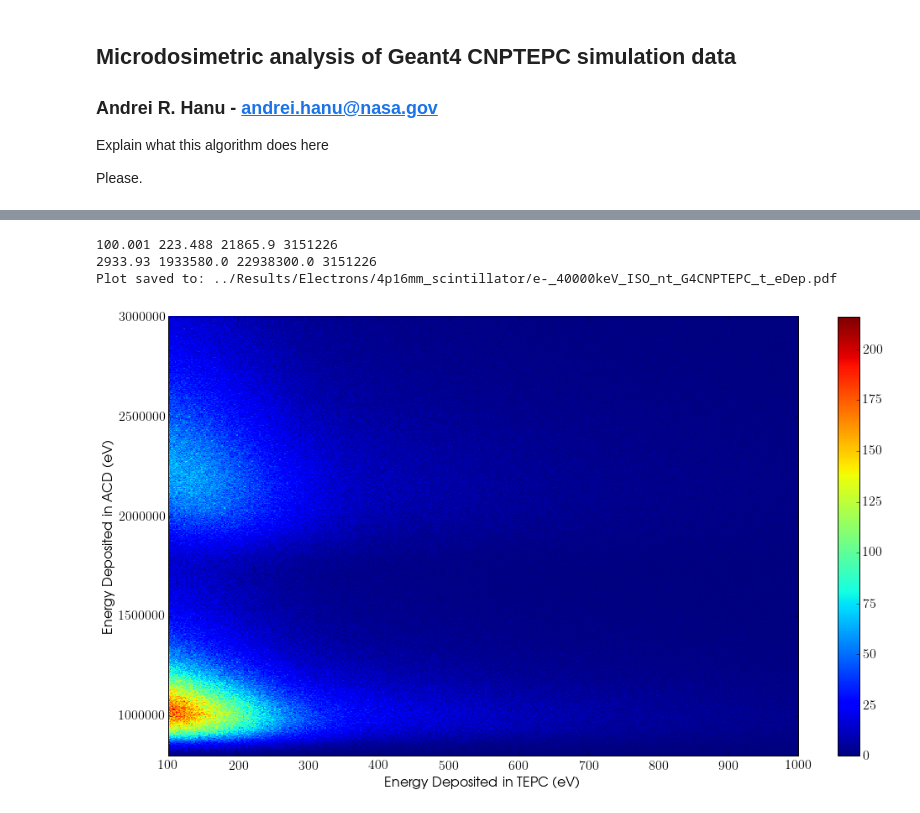
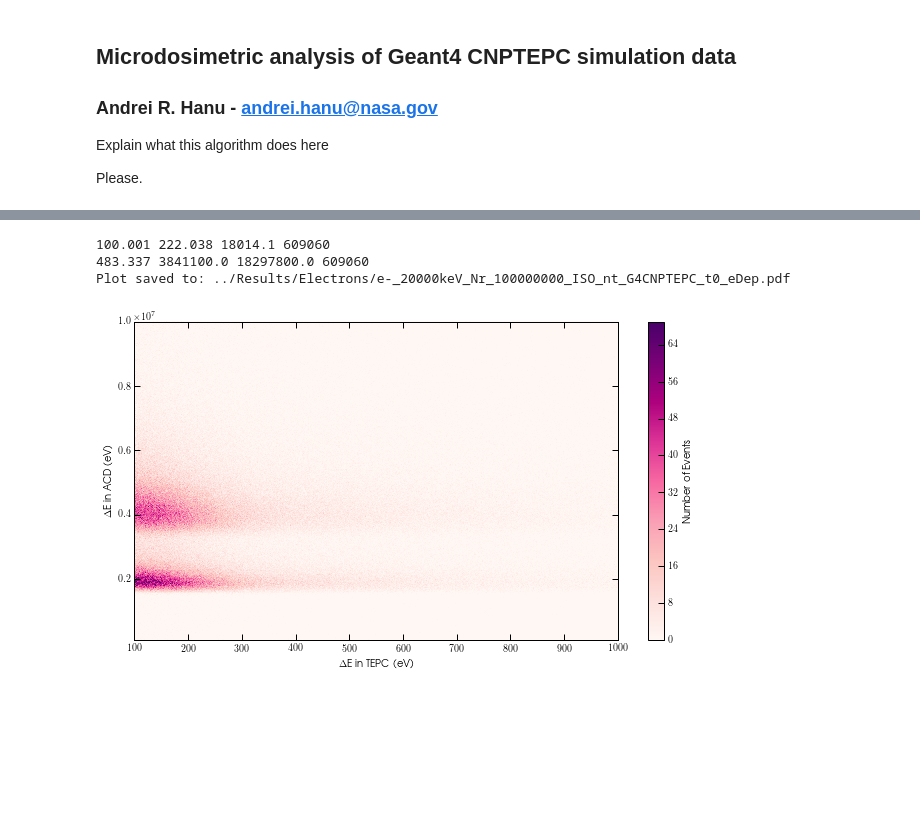
Before and after one commit to AndreiHanu/G4CNPTEPC-Analysis, a Jupyter notebook: G4CNPTEPC Microdosimetry Analysis.ipynb, the cells around one changed output, grey strips where cells are left out. Cells and saved outputs as stored; diff of their text form; code cells hidden in the pictures; blank space fills up the shorter version.

```diff
--- a/G4CNPTEPC Microdosimetry Analysis.ipynb
+++ b/G4CNPTEPC Microdosimetry Analysis.ipynb
@@ -57,8 +73,8 @@ DataFrame = []
 ##########################################################################################
 # Data location folder
 # Data filename template
-DataFolder = '../Results/Electrons/4p16mm_scintillator/'
-DataFilename = 'e-_40000keV_ISO_nt_G4CNPTEPC_t*.csv'
+DataFolder = '../Results/Electrons/'
+DataFilename = 'e-_20000keV_Nr_100000000_ISO_nt_G4CNPTEPC_t0*.csv'
 
 ##########################################################################################
 # Process the simulation data files
@@ -223,38 +213,43 @@ print np.min(eDep_ACD),np.median(eDep_ACD),np.max(eDep_ACD), eDep_ACD.size
 
 ##########################################################################################
 # Plot of energy deposited in TEPC
 
 # Fix the number of bins
 numBins = 5E2
 
 # Create histogram
 fig_eDep, ax_eDep = plt.subplots(1,1)
 
 # Draw histogram
-H = ax_eDep.hist2d(eDep_TEPC,eDep_ACD, numBins, range=np.array([(1E2, 1E3), (8E5, 3E6)]))
+H = ax_eDep.hist2d(eDep_TEPC,eDep_ACD, numBins, range=np.array([(1E2, 1E3), (1E5, 1E7)]),
+                   cmap=brewer2mpl.get_map('RdPu', 'sequential', 9, reverse=False).mpl_colormap)
 
 # Draw the color bar
-cbar = fig_eDep.colorbar(H[3], ax=ax_eDep)
+cbar = fig_eDep.colorbar(H[3], ax=ax_eDep, spacing='uniform', label='Number of Events')
 cbar.solids.set_edgecolor("face")
 
 # Figure Properties
-ax_eDep.set_xlabel('Energy Deposited in TEPC (eV)')
-ax_eDep.set_ylabel('Energy Deposited in ACD (eV)')
+ax_eDep.set_xlabel(r'$\Delta$E in TEPC (eV)')
+ax_eDep.set_ylabel(r'$\Delta$E in ACD (eV)')
 ax_eDep.set_xlim(np.min(H[1]), np.max(H[1]))
 ax_eDep.set_ylim(np.min(H[2]), np.max(H[2]))
+
+from matplotlib.ticker import ScalarFormatter
+ax_eDep.xaxis.set_major_formatter(ScalarFormatter())
+ax_eDep.yaxis.set_major_formatter(ScalarFormatter())
 
 # Tight Layout
 plt.tight_layout()
 
 # Save the figure
 file_eDep = DataFilename.split('.')[0][:-1]+'_eDep.pdf'
 plt.savefig(DataFolder + file_eDep, bbox_inches="tight")
 print 'Plot saved to: ' + (DataFolder+file_eDep)
 
 # Show the figure
 plt.show(fig_eDep)
 # %% [output]
-100.001 223.488 21865.9 3151226
-2933.93 1933580.0 22938300.0 3151226
-Plot saved to: ../Results/Electrons/4p16mm_scintillator/e-_40000keV_ISO_nt_G4CNPTEPC_t_eDep.pdf
+100.001 222.038 18014.1 609060
+483.337 3841100.0 18297800.0 609060
+Plot saved to: ../Results/Electrons/e-_20000keV_Nr_100000000_ISO_nt_G4CNPTEPC_t0_eDep.pdf
-[figure, old version]
+[figure, new version]
```
Also changed, not shown: parts of 8 cells of this notebook.
